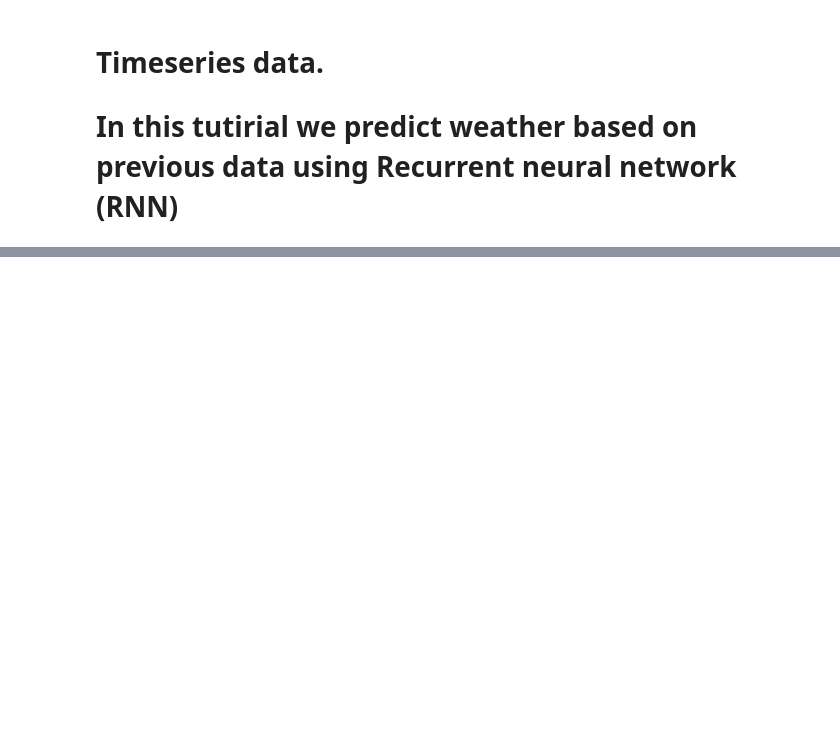
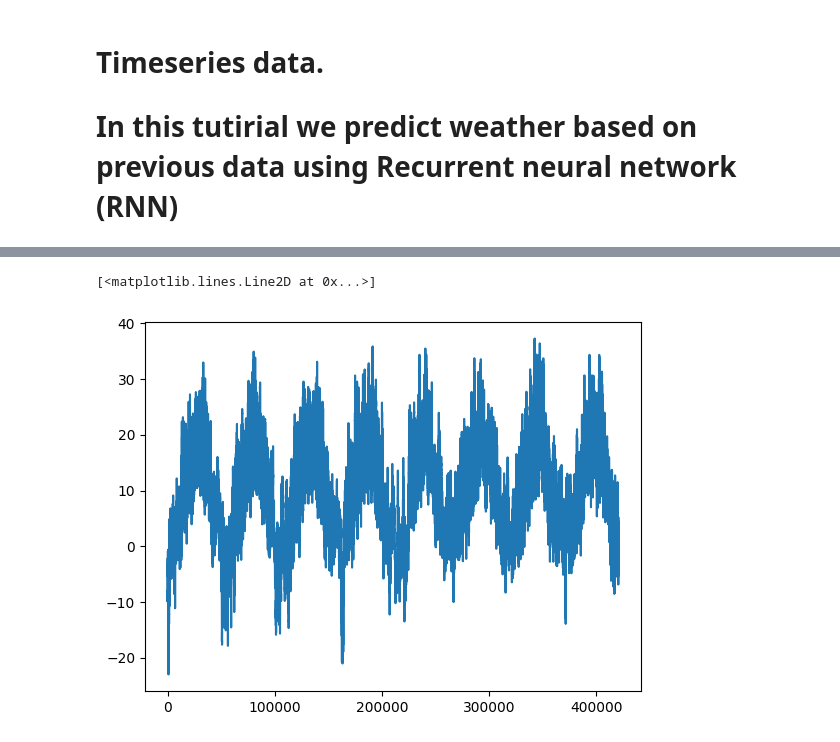
Before and after one commit to jaeohshin/deep-learning-with-keras, a Jupyter notebook: tutorial_6_timeseries_RNN.ipynb, the cells around one changed output, grey strips where cells are left out. Cells and saved outputs as stored; diff of their text form; code cells hidden in the pictures; blank space fills up the shorter version.

```diff
--- a/tutorial_6_timeseries_RNN.ipynb
+++ b/tutorial_6_timeseries_RNN.ipynb
@@ -19,0 +26,12 @@ jena_climate_2009_2 100%[===================>]  12.94M  19.2MB/s    in 0.7s
+# %%
+import os
+fname = os.path.join("jena_climate_2009_2016.csv")
+
+with open(fname) as f:
+    data = f.read()
+
+lines = data.split("\n")
+header = lines[0].split(",")
+lines = lines[1:]
+print(header)
+print(len(lines))
@@ -19,0 +45,15 @@ jena_climate_2009_2 100%[===================>]  12.94M  19.2MB/s    in 0.7s
+# %%
+import numpy as np
+temperature = np.zeros((len(lines), ))
+raw_data = np.zeros((len(lines), len(header)-1))
+for i, line in enumerate(lines):
+    values = [float(x) for x in line.split(",")[1:]]
+    temperature[i] = values[1]
+    raw_data[i, :] = values[:]
+# %%
+from matplotlib import pyplot as plt
+plt.plot(range(len(temperature)), temperature)
+# The data is from 2009. Jan 1st to 2016. Dec.
+# %% [output]
+[<matplotlib.lines.Line2D at 0x...>]
+[figure, added]
```
Also changed, not shown: parts of 5 cells of this notebook.
